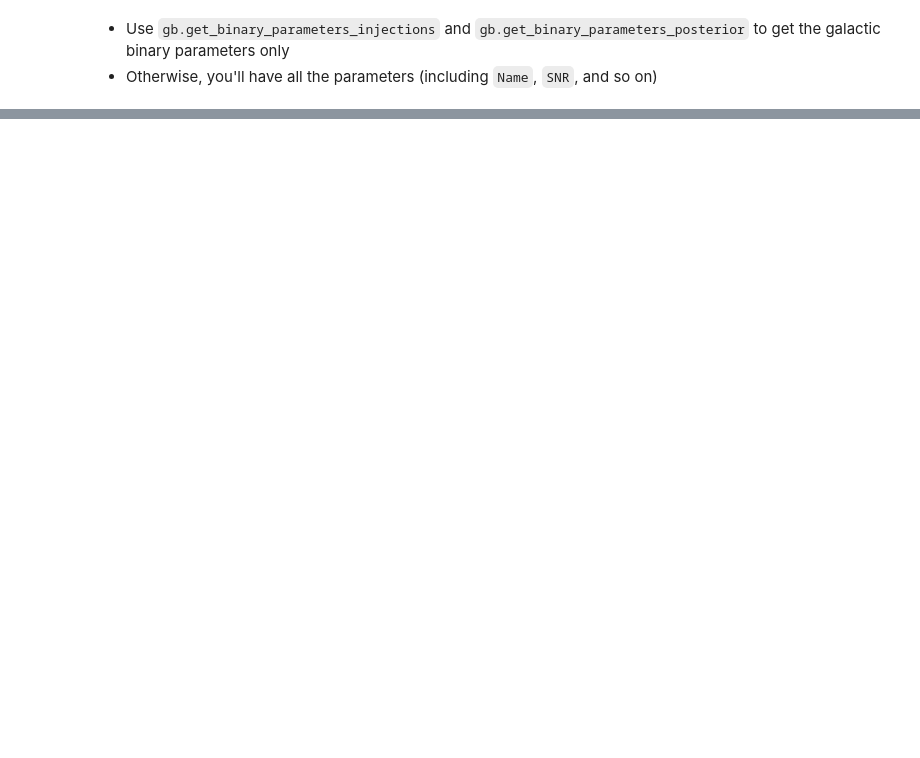
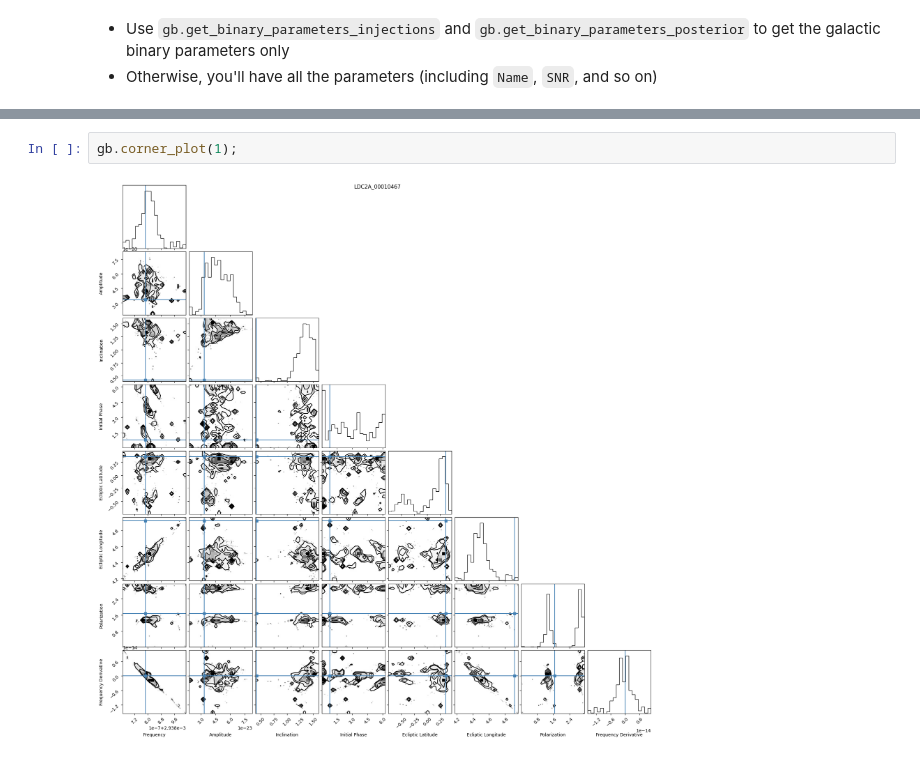
Before and after one commit to jkanner/project-catalog, a Jupyter notebook: notebooks/example.ipynb, the cells around one changed output, grey strips where cells are left out. Drawn from its saved outputs; the diff is of its cells as text; blank space fills up the shorter version.

```diff
--- a/notebooks/example.ipynb
+++ b/notebooks/example.ipynb
@@ -37,3 +58,7 @@ gb.posterior.iloc[0].to_dict()
+# %%
+gb.corner_plot(1);
+# %% [output]
+[figure, added]
 # %%
 gb.get_binary_parameters_injections()
 # %% [output]
```
Also changed, not shown: parts of 11 cells of this notebook, 7 other files.
